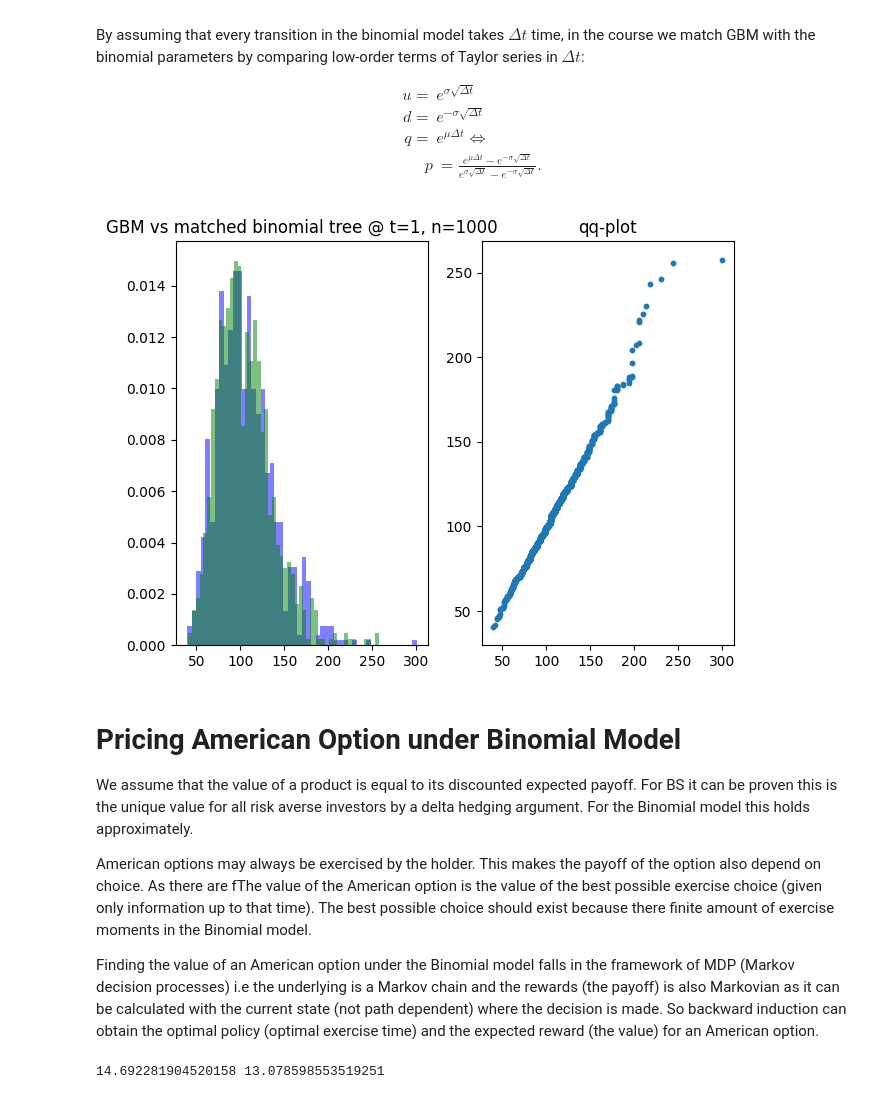
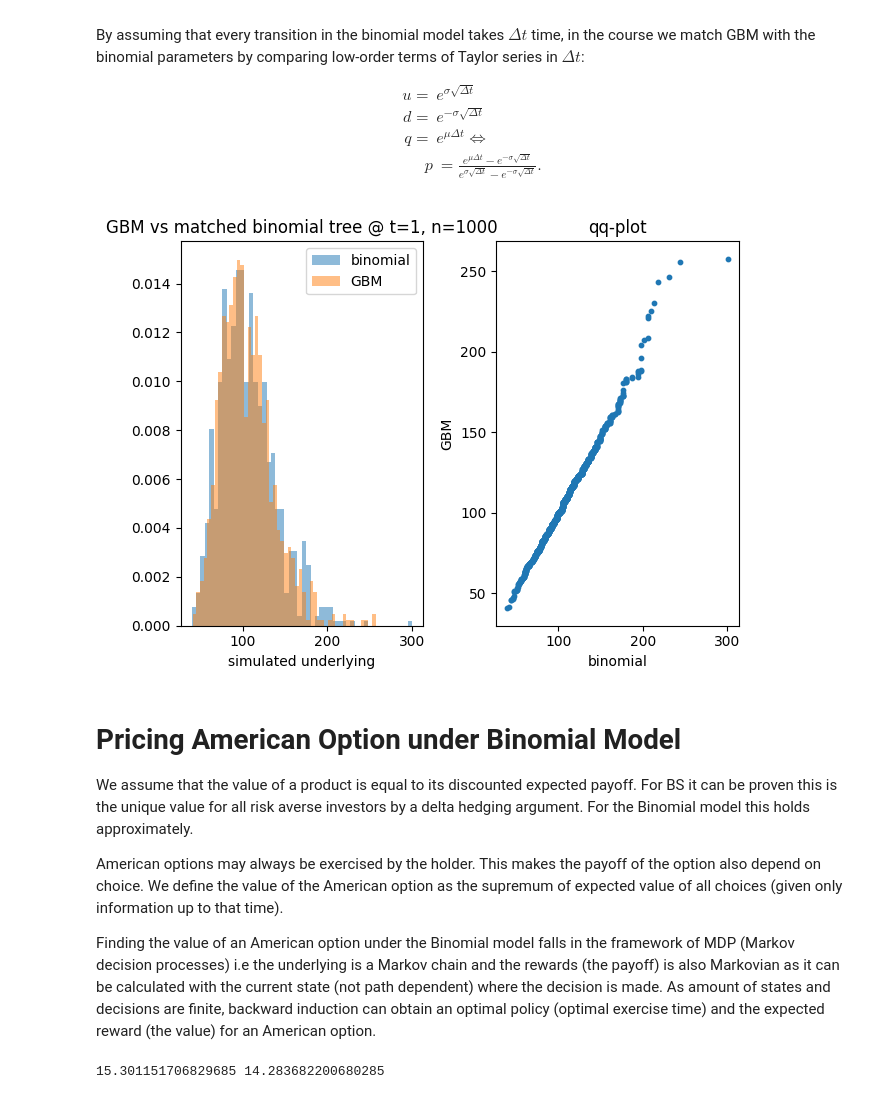
Before and after one commit to ISIPINK/Assignment_Financial_Mathematics_2024, a Jupyter notebook: Binomial_Trees.ipynb, the cells around one changed output. Saved outputs shown, nothing was run; the diff lists cells and outputs as text; code cells hidden in the pictures.

```diff
--- a/Binomial_Trees.ipynb
+++ b/Binomial_Trees.ipynb
@@ -81,36 +81,40 @@ def simulate_GBM(S0, mu, sigma, t):
     W_t = np.random.standard_normal()
     S_t = S0 * np.exp((mu - 0.5 * sigma**2) * t + sigma * W_t)
     return S_t
 
 def match_parameters(t, r, sigma, n):
     """Calculate S0, u, d, p based on t, r, sigma, and n"""
     delta_t = t / n
     u = np.exp(sigma * np.sqrt(delta_t))
     d = 1 / u
     p = (np.exp(r * delta_t) - d) / (u - d)
     return  u, d, p
 
 np.random.seed(42)
 S0,r,sig,t,n = 100,0.05,0.30,1,1000
 u,d,p = match_parameters(t, r, sig, n)
 
 SSn_bin = [simulate_binomial(S0, u, d, p, n) for _ in range(1000)]
 SSt_GBM = [simulate_GBM(S0, r, sig, t) for _ in range(1000)]
 
 fig, axs = plt.subplots(1,2)
 # histograms on first subplot
-axs[0].hist(SSn_bin, bins=50, density=True, color="b", alpha=0.5)
-axs[0].hist(SSt_GBM, bins=50, density=True, color="g", alpha=0.5)
+axs[0].hist(SSn_bin, bins=50, density=True, alpha=0.5, label="binomial")
+axs[0].hist(SSt_GBM, bins=50, density=True, alpha=0.5, label="GBM")
 axs[0].set_title("GBM vs matched binomial tree @ t=1, n=1000")
+axs[0].set_xlabel("simulated underlying")
+axs[0].legend()
 
 #qq plots on second subplot
 axs[1].scatter(np.sort(SSn_bin), np.sort(SSt_GBM),alpha=1,s=10)
+axs[1].set_xlabel("binomial")
+axs[1].set_ylabel("GBM")
 axs[1].set_title("qq-plot")
 
 plt.tight_layout()
 plt.show()
 # %% [output]
-[figure, old version]
+[figure, new version]
 # %% [markdown]
 # Pricing American Option under Binomial Model
 We assume that the value of a product is equal to its discounted expected payoff.
@@ -118,13 +122,10 @@ For BS it can be proven this is the unique value for all risk averse investors b
 For the Binomial model this holds approximately. <br>
 
 American options may always be exercised by the holder. This makes the payoff
-of the option also depend on choice. As there are fThe value of the American option is
-the value of the best possible exercise choice (given only information up to that time).
-The best possible choice should exist because there finite amount of exercise moments in the Binomial
-model. <br>
+of the option also depend on choice. We define the value of the American option as the supremum of expected value of all choices (given only information up to that time). <br>
 
 Finding the value of an American option under the Binomial model falls in the framework of MDP (Markov decision processes)
-i.e the underlying is a Markov chain and the rewards (the payoff) is also Markovian as it can be calculated with the current state (not path dependent) where the decision is made. So backward induction can obtain the optimal policy (optimal exercise time) and the expected reward (the value) for an American option.
+i.e the underlying is a Markov chain and the rewards (the payoff) is also Markovian as it can be calculated with the current state (not path dependent) where the decision is made. As amount of states and decisions are finite, backward induction can obtain an optimal policy (optimal exercise time) and the expected reward (the value) for an American option.
 # %%
 import numpy as np
 import matplotlib.pyplot as plt
@@ -160,14 +162,14 @@ def match_parameters(t, r, sigma, n):
 def payoff_put(S,K): return np.maximum(K-S,0)
 def payoff_call(S,K): return np.maximum(S-K,0)
 
-S0,mu,sig,t,n = 100,0.07,0.30,1,20
+S0,mu,sig,t,n = 100,0.07,0.30,1,40
 r = 0.05
 u,d,p = match_parameters(t, mu, sig, n)
 dt = t/n
 K = 110
 
-val_american = value_option_binomial(S0, u, d, p, n, dt,r,K,payoff_put,american=True)
-val_europian = value_option_binomial(S0, u, d, p, n, dt,r,K,payoff_put,american=False)
+val_american = value_option_binomial(S0, u, d, p, n, dt,r,lambda S : payoff_put(S,K),american=True)
+val_europian = value_option_binomial(S0, u, d, p, n, dt,r,lambda S: payoff_put(S,K),american=False)
 print(val_american[(0,0)],val_europian[(0,0)])
 
 # def viz_val(val,n):
@@ -185,4 +187,4 @@ print(val_american[(0,0)],val_europian[(0,0)])
 
 # plt.show()
 # %% [output]
-14.692281904520158 13.078598553519251
+15.301151706829685 14.283682200680285
```
Also changed, not shown: parts of 1 cell of this notebook, 1 other file.
